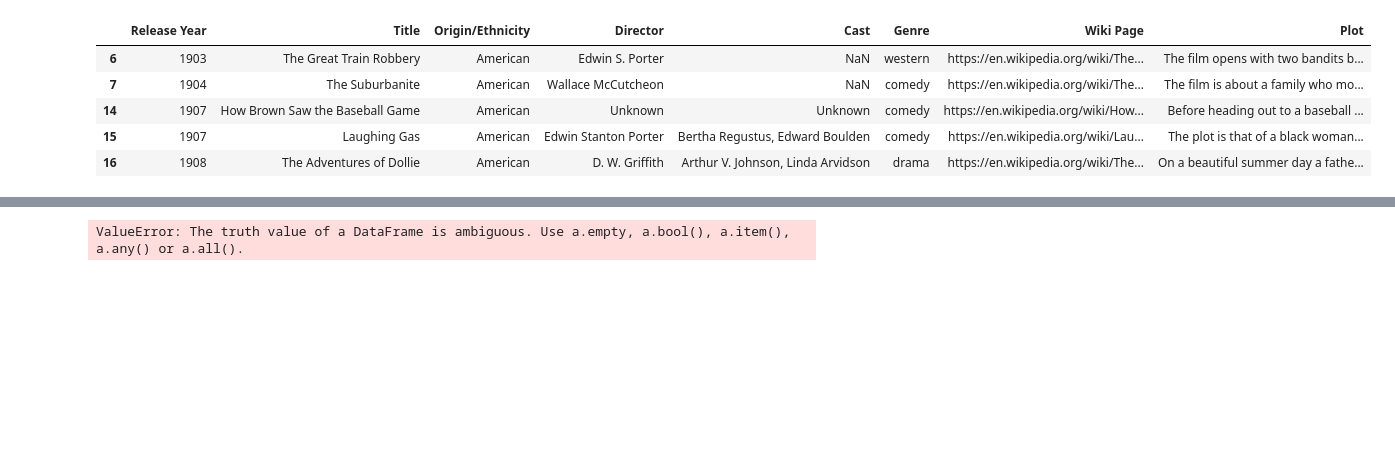
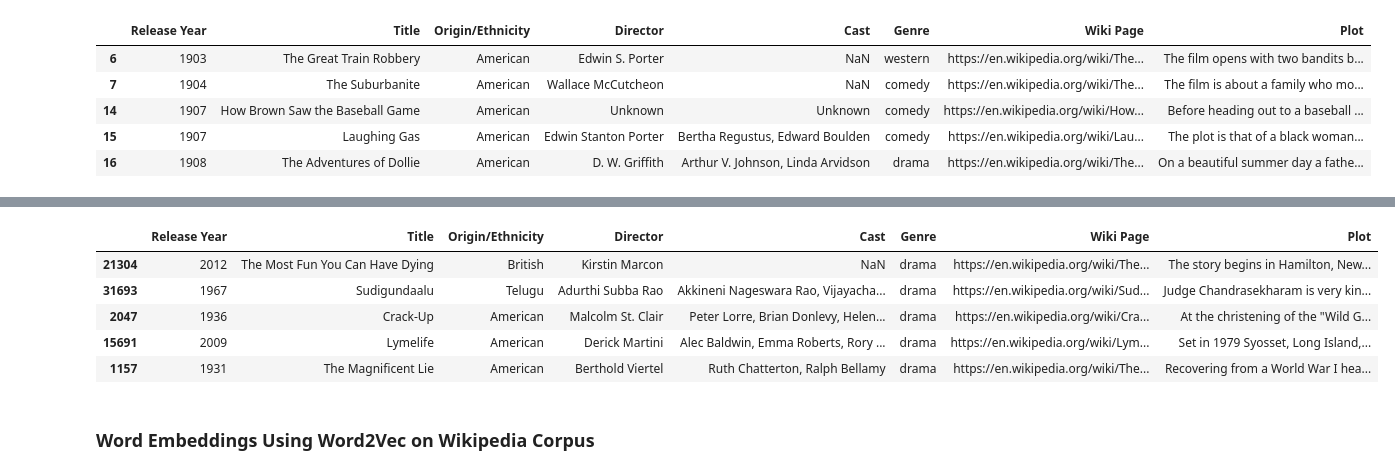
Before and after one commit to jelandes19/LSTMsAndInterpretability, a Jupyter notebook: Movie Genre Classification.ipynb, the cells around one changed output, grey strips where cells are left out. Drawn from its saved outputs; the diff is of its cells as text; code cells hidden in the pictures; blank space fills up the shorter version.

```diff
--- a/Movie Genre Classification.ipynb
+++ b/Movie Genre Classification.ipynb
@@ -59,12 +56,24 @@ N_train = 600
 N_test = 200
 
 train = None
+test = None
 
-for genre in genres_to_consider:
-    t = movies[movies['Genre'] == genre][:N_train]
-    if not train:
-        train = t
-    else:
-        train.stack(t)
+train = movies[movies['Genre'] == 'drama'][:N_train]
+test = movies[movies['Genre'] == 'drama'][N_train:]
+
+for genre in genres_to_consider[1:]:
+    tr = movies[movies['Genre'] == genre][:N_train]
+    te = movies[movies['Genre'] == genre][N_train:]
+    pd.concat([train, tr])
+    pd.concat([test, te])
-# %% [output]
-ValueError: The truth value of a DataFrame is ambiguous. Use a.empty, a.bool(), a.item(), a.any() or a.all().
+# %%
+train.head()
+# %% [output]
+|  | Release Year | Title | Origin/Ethnicity | Director | Cast | Genre | Wiki Page | Plot |
+| 21304 | 2012 | The Most Fun You Can Have Dying | British | Kirstin Marcon | NaN | drama | https://en.wikipedia.org/wiki/The... | The story begins in Hamilton, New... |
+| 31693 | 1967 | Sudigundaalu | Telugu | Adurthi Subba Rao | Akkineni Nageswara Rao, Vijayacha... | drama | https://en.wikipedia.org/wiki/Sud... | Judge Chandrasekharam is very kin... |
+| 2047 | 1936 | Crack-Up | American | Malcolm St. Clair | Peter Lorre, Brian Donlevy, Helen... | drama | https://en.wikipedia.org/wiki/Cra... | At the christening of the "Wild G... |
+| 15691 | 2009 | Lymelife | American | Derick Martini | Alec Baldwin, Emma Roberts, Rory ... | drama | https://en.wikipedia.org/wiki/Lym... | Set in 1979 Syosset, Long Island,... |
+| 1157 | 1931 | The Magnificent Lie | American | Berthold Viertel | Ruth Chatterton, Ralph Bellamy | drama | https://en.wikipedia.org/wiki/The... | Recovering from a World War I hea... |
+# %% [markdown]
+### Word Embeddings Using Word2Vec on Wikipedia Corpus
```
Also changed, not shown: parts of 14 cells of this notebook.
